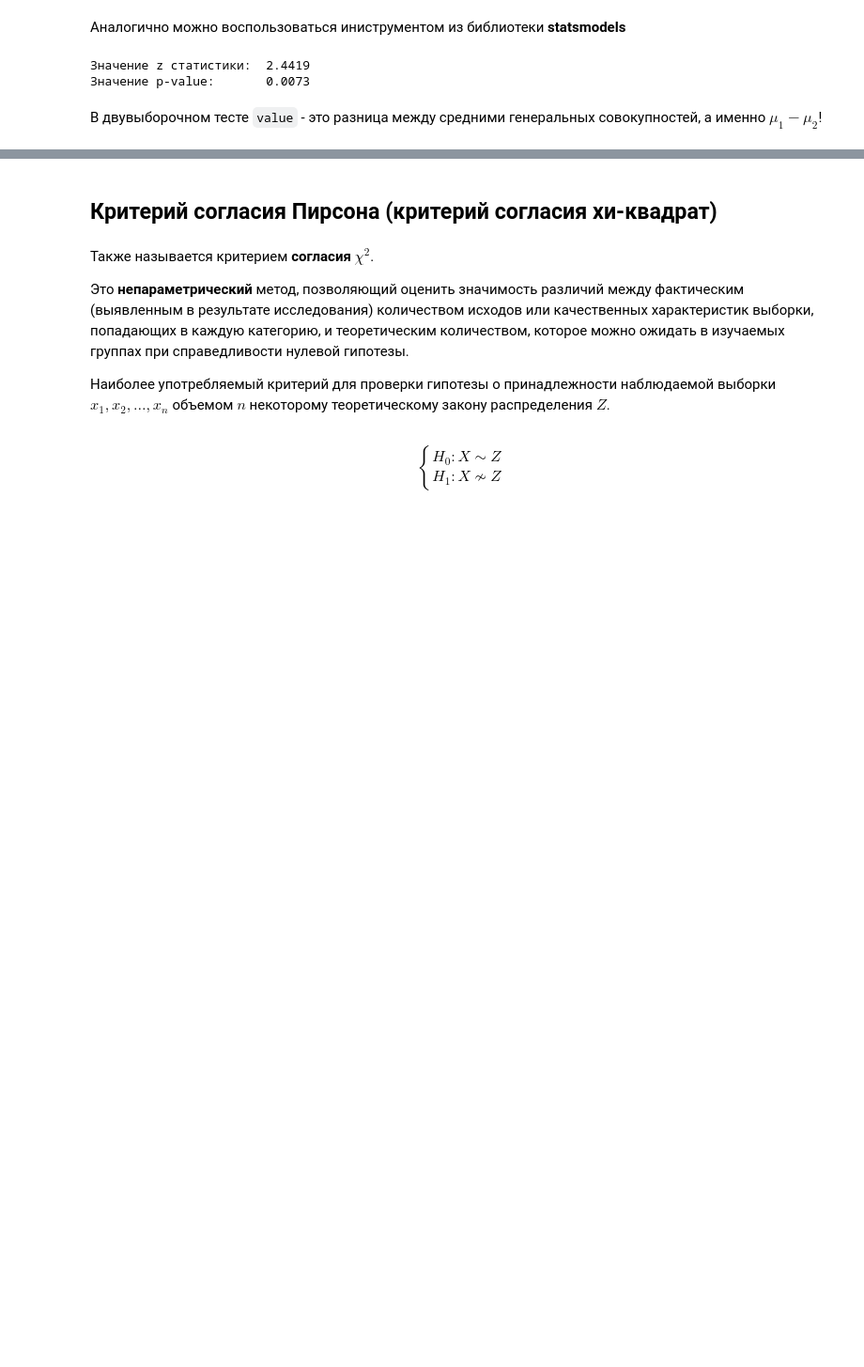
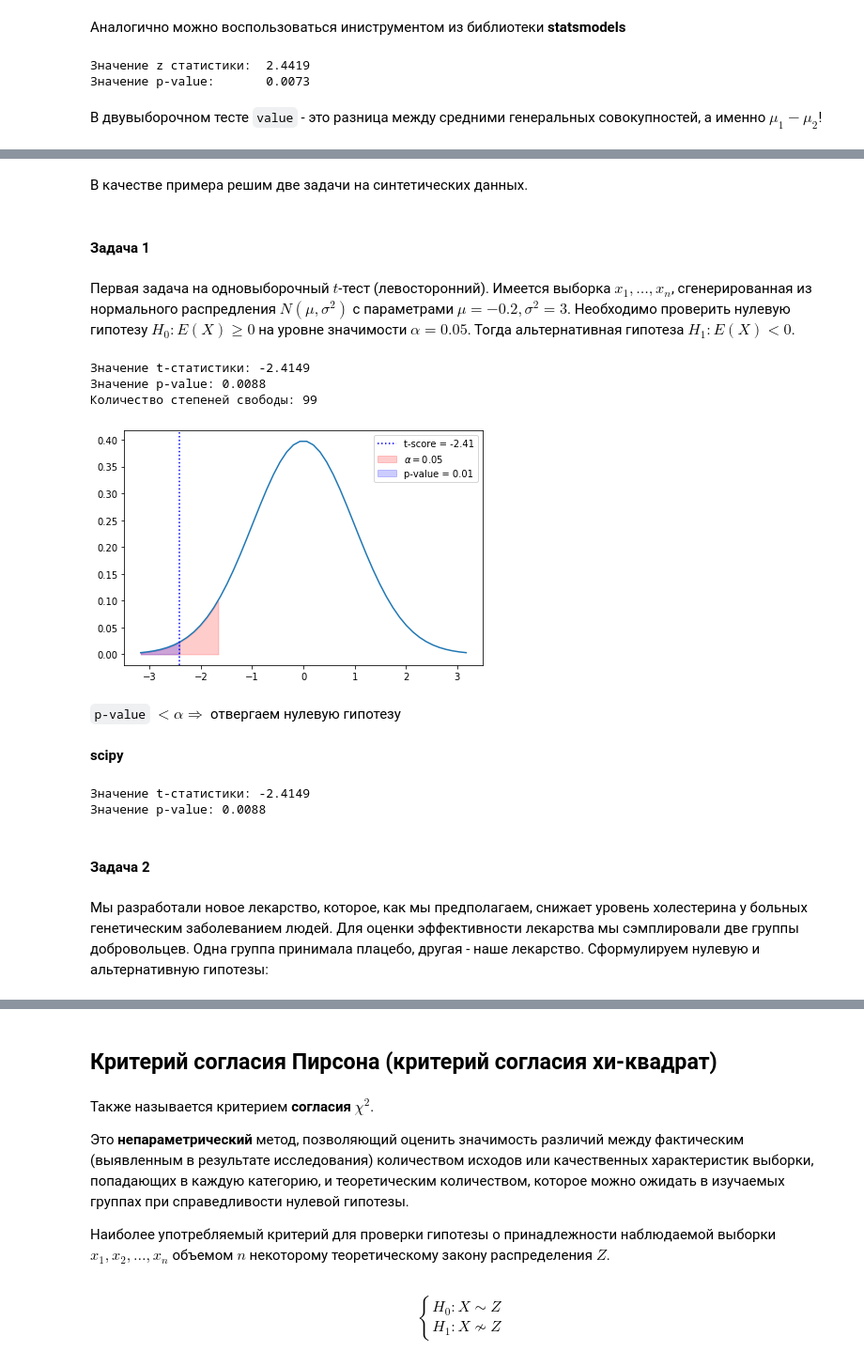
Before and after one commit to JosephFrancisTribbiani/ds, a Jupyter notebook: Statistic/stat_tests.ipynb, the cells around one changed output, grey strips where cells are left out. Shown at 94% size. Drawn from its saved outputs; the diff is of its cells as text; code cells hidden in the pictures; blank space fills up the shorter version.

```diff
--- a/Statistic/stat_tests.ipynb
+++ b/Statistic/stat_tests.ipynb
@@ -332,0 +423,2 @@ print("Значение p-value:\t{:.4f}".format(p_value))
+# %% [markdown]
+В качестве примера решим две задачи на синтетических данных.
@@ -332,0 +434,71 @@ print("Значение p-value:\t{:.4f}".format(p_value))
+# %% [markdown]
+#### Задача 1
+# %% [markdown]
+Первая задача на одновыборочный $t$-тест (левосторонний). Имеется выборка $x_1, \ldots , x_n$, сгенерированная из нормального распредления $N(\mu, \sigma^2)$ с параметрами $\mu = -0.2, \sigma^2 = 3$. Необходимо проверить нулевую гипотезу $H_0: E \left ( X \right ) \geq 0$ на уровне значимости $\alpha = 0.05$. Тогда альтернативная гипотеза $H_1: E \left ( X \right ) < 0$.
+# %%
+def inbiased_variance(nums: np.array) -> float:
+    """
+    Расчет несмещенной оценки дисперсии.
+    """
+    return (1 / (nums.shape[0] - 1))*np.sum(np.power(nums - np.mean(nums), 2))
+
+
+def student_single(sample: np.array, expectation: Union[float, int] = 0) -> float:
+    """
+    Одновыборочный критерий стьюдента.
+    Возвращает значение статистики и количество степеней свободы.
+    """
+    # несмещенная оценка дисперсии
+    uv, df = inbiased_variance(nums=sample), sample.shape[0]
+    return (np.mean(sample) - expectation) / (np.sqrt(uv / df)), df - 1
+
+
+n, loc, scale, alpha = 100, -0.2, 3**0.5, 0.05
+sample = stats.norm.rvs(loc=loc, scale=scale, size=(n), random_state=42)
+statistic, df = student_single(sample=sample, expectation=0)
+p_value = stats.t.cdf(statistic, df=df)
+print("Значение t-статистики: {:.4f}".format(statistic))
+print("Значение p-value: {:.4f}".format(p_value))
+print(f"Количество степеней свободы: {df}")
+# %% [output]
+Значение t-статистики: -2.4149
+Значение p-value: 0.0088
+Количество степеней свободы: 99
+# %%
+fig, ax = plt.subplots()
+x = np.linspace(stats.t.ppf(0.001, df=df), stats.t.ppf(0.999, df=df))
+y = stats.t.pdf(x, df=df)
+
+x_left = np.linspace(stats.t.ppf(0.001, df=df), stats.t.ppf(alpha, df=df))
+y_left = stats.t.pdf(x_left, df=df)
+
+p_value_x_left = np.linspace(stats.t.ppf(0.001, df=df), statistic)
+p_value_y_left = stats.t.pdf(p_value_x_left, df=df)
+
+sns.lineplot(x=x, y=y, ax=ax)
+ax.fill_between(
+    x=x_left, y1=np.zeros_like(y_left), y2=y_left, color="red", alpha=0.2,
+    label="$\\alpha = 0.05$")
+ax.fill_between(
+    x=p_value_x_left, y1=np.zeros_like(p_value_y_left), y2=p_value_y_left, color="blue", alpha=0.2,
+    label="p-value = {:.2f}".format(p_value))
+ax.axvline(x=statistic, color="blue", ls=":", label="t-score = {:.2f}".format(statistic))
+fig.tight_layout()
+ax.legend();
+# %% [output]
+[figure, added]
+# %% [markdown]
+`p-value` $ < \alpha \Rightarrow $ отвергаем нулевую гипотезу
+# %% [markdown]
+**scipy**
+# %%
+statistic, p_value = stats.ttest_1samp(a=sample, popmean=0, alternative="less")
+print("Значение t-статистики: {:.4f}".format(statistic))
+print("Значение p-value: {:.4f}".format(p_value))
+# %% [output]
+Значение t-статистики: -2.4149
+Значение p-value: 0.0088
+# %% [markdown]
+#### Задача 2
+# %% [markdown]
+Мы разработали новое лекарство, которое, как мы предполагаем, снижает уровень холестерина у больных генетическим заболеванием людей. Для оценки эффективности лекарства мы сэмплировали две группы добровольцев. Одна группа принимала плацебо, другая - наше лекарство. Сформулируем нулевую и альтернативную гипотезы:
```
Also changed, not shown: parts of 20 cells of this notebook, 1 other file.
